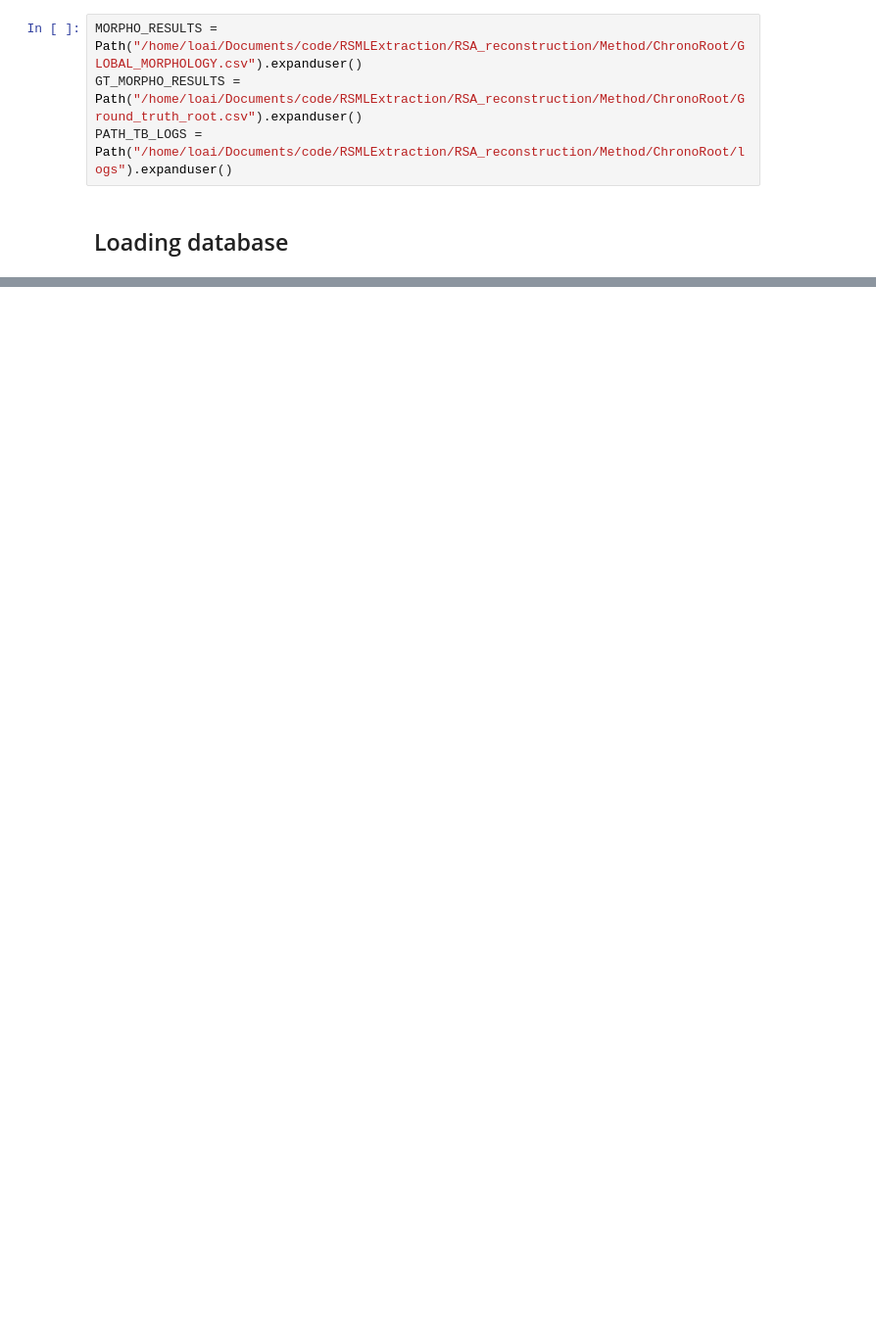
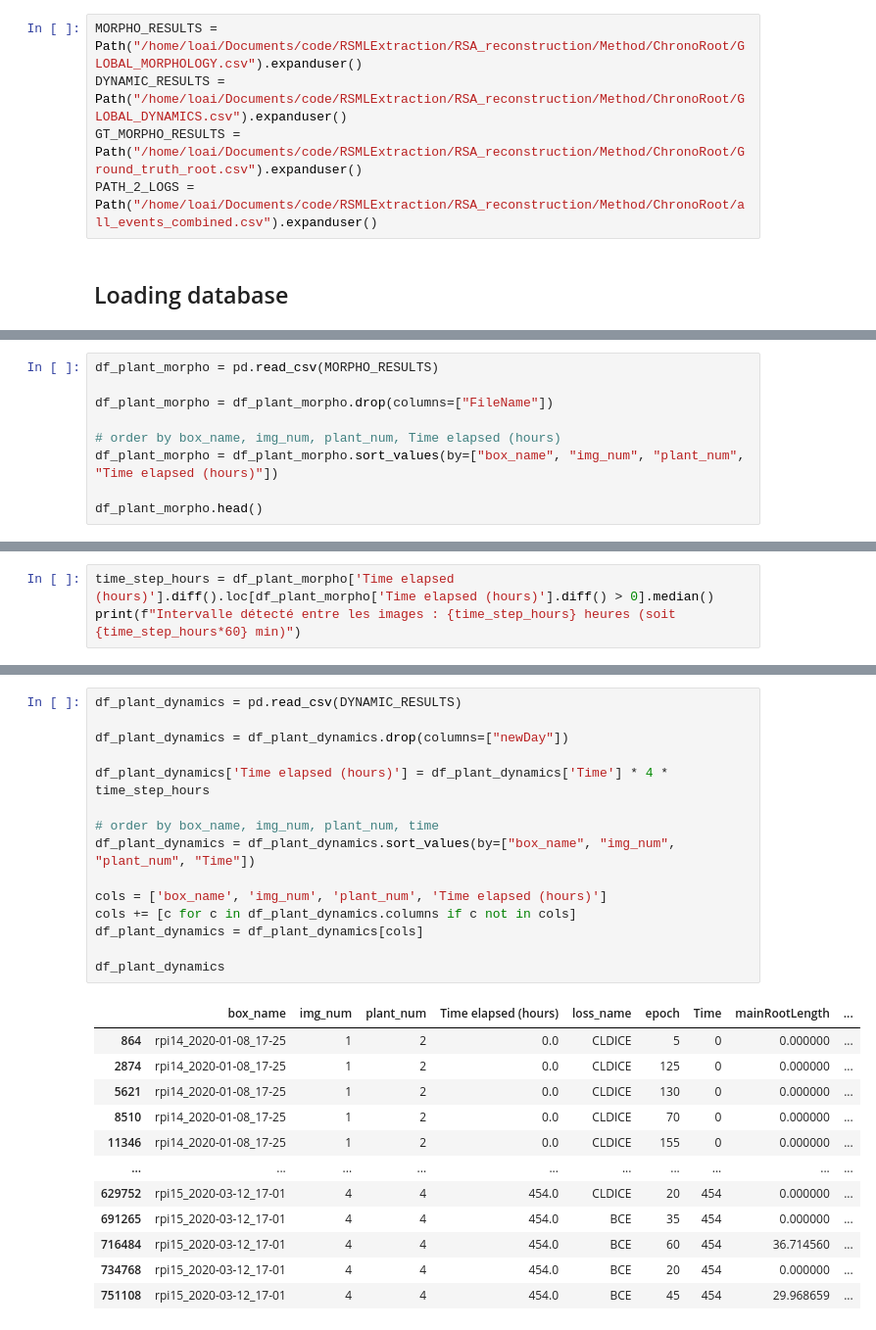
Before and after one commit to Money-eng/ChronoRoot, a Jupyter notebook: Measures_analysis.ipynb, the cells around one changed output, grey strips where cells are left out. Shown at 98% size. Drawn from its saved outputs; the diff is of its cells as text; blank space fills up the shorter version.

```diff
--- a/Measures_analysis.ipynb
+++ b/Measures_analysis.ipynb
@@ -35,7 +21,8 @@ plt.rcParams.update({
 })
 # %%
 MORPHO_RESULTS = Path("/home/loai/Documents/code/RSMLExtraction/RSA_reconstruction/Method/ChronoRoot/GLOBAL_MORPHOLOGY.csv").expanduser()
+DYNAMIC_RESULTS = Path("/home/loai/Documents/code/RSMLExtraction/RSA_reconstruction/Method/ChronoRoot/GLOBAL_DYNAMICS.csv").expanduser()
 GT_MORPHO_RESULTS = Path("/home/loai/Documents/code/RSMLExtraction/RSA_reconstruction/Method/ChronoRoot/Ground_truth_root.csv").expanduser()
-PATH_TB_LOGS = Path("/home/loai/Documents/code/RSMLExtraction/RSA_reconstruction/Method/ChronoRoot/logs").expanduser()
+PATH_2_LOGS = Path("/home/loai/Documents/code/RSMLExtraction/RSA_reconstruction/Method/ChronoRoot/all_events_combined.csv").expanduser()
 # %% [markdown]
 ## Loading database
@@ -198,0 +29,9 @@ Available loss_names in logs: ['CLDICE', 'BCE', 'DICE']
+# %%
+df_plant_morpho = pd.read_csv(MORPHO_RESULTS)
+
+df_plant_morpho = df_plant_morpho.drop(columns=["FileName"])
+
+# order by box_name, img_num, plant_num, Time elapsed (hours)
+df_plant_morpho = df_plant_morpho.sort_values(by=["box_name", "img_num", "plant_num", "Time elapsed (hours)"])
+
+df_plant_morpho.head()
@@ -198,0 +45,3 @@ Available loss_names in logs: ['CLDICE', 'BCE', 'DICE']
+# %%
+time_step_hours = df_plant_morpho['Time elapsed (hours)'].diff().loc[df_plant_morpho['Time elapsed (hours)'].diff() > 0].median()
+print(f"Intervalle détecté entre les images : {time_step_hours} heures (soit {time_step_hours*60} min)")
@@ -198,0 +50,28 @@ Available loss_names in logs: ['CLDICE', 'BCE', 'DICE']
+# %%
+df_plant_dynamics = pd.read_csv(DYNAMIC_RESULTS)
+
+df_plant_dynamics = df_plant_dynamics.drop(columns=["newDay"])
+
+df_plant_dynamics['Time elapsed (hours)'] = df_plant_dynamics['Time'] * 4 * time_step_hours
+
+# order by box_name, img_num, plant_num, time
+df_plant_dynamics = df_plant_dynamics.sort_values(by=["box_name", "img_num", "plant_num", "Time"])
+
+cols = ['box_name', 'img_num', 'plant_num', 'Time elapsed (hours)']
+cols += [c for c in df_plant_dynamics.columns if c not in cols]
+df_plant_dynamics = df_plant_dynamics[cols]
+
+df_plant_dynamics
+# %% [output]
+|  | box_name | img_num | plant_num | Time elapsed (hours) | loss_name | epoch | Time | mainRootLength | ... |
+| 864 | rpi14_2020-01-08_17-25 | 1 | 2 | 0.0 | CLDICE | 5 | 0 | 0.000000 | ... |
+| 2874 | rpi14_2020-01-08_17-25 | 1 | 2 | 0.0 | CLDICE | 125 | 0 | 0.000000 | ... |
+| 5621 | rpi14_2020-01-08_17-25 | 1 | 2 | 0.0 | CLDICE | 130 | 0 | 0.000000 | ... |
+| 8510 | rpi14_2020-01-08_17-25 | 1 | 2 | 0.0 | CLDICE | 70 | 0 | 0.000000 | ... |
+| 11346 | rpi14_2020-01-08_17-25 | 1 | 2 | 0.0 | CLDICE | 155 | 0 | 0.000000 | ... |
+| ... | ... | ... | ... | ... | ... | ... | ... | ... | ... |
+| 629752 | rpi15_2020-03-12_17-01 | 4 | 4 | 454.0 | CLDICE | 20 | 454 | 0.000000 | ... |
+| 691265 | rpi15_2020-03-12_17-01 | 4 | 4 | 454.0 | BCE | 35 | 454 | 0.000000 | ... |
+| 716484 | rpi15_2020-03-12_17-01 | 4 | 4 | 454.0 | BCE | 60 | 454 | 36.714560 | ... |
+| 734768 | rpi15_2020-03-12_17-01 | 4 | 4 | 454.0 | BCE | 20 | 454 | 0.000000 | ... |
+| 751108 | rpi15_2020-03-12_17-01 | 4 | 4 | 454.0 | BCE | 45 | 454 | 29.968659 | ... |
```
Also changed, not shown: parts of 35 cells of this notebook, 12 other files.
